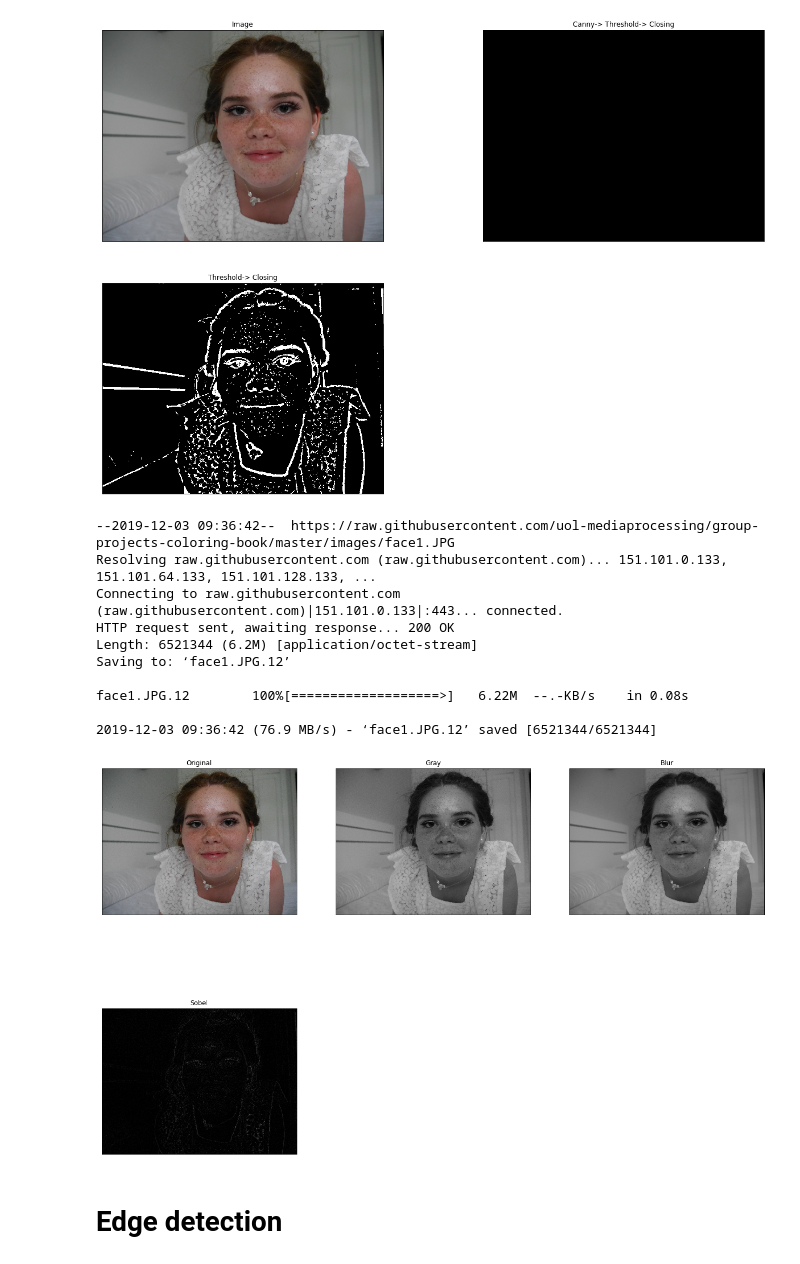
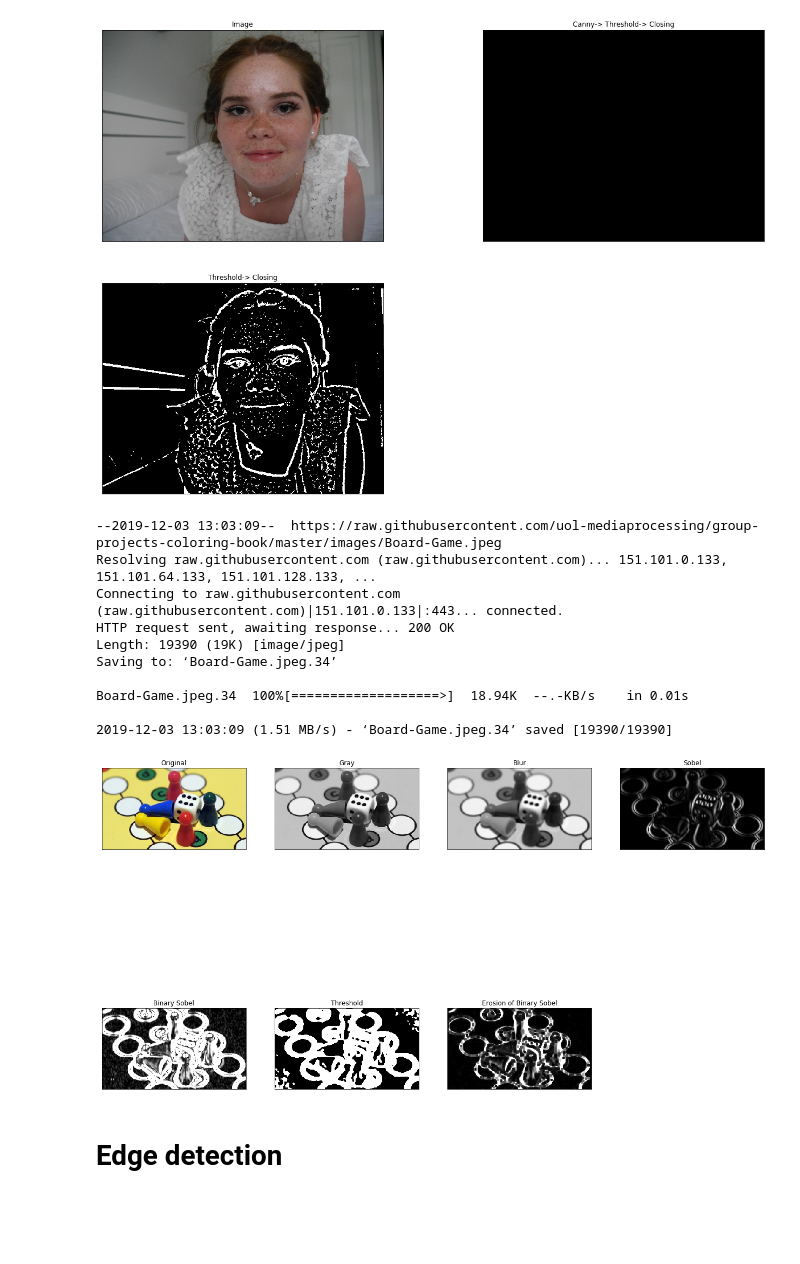
Before and after one commit to uol-mediaprocessing-201920/group-projects-coloring-book, a Jupyter notebook: main_coloring_book.ipynb, the cells around one changed output. Cells and saved outputs as stored; diff of their text form; code cells hidden in the pictures; blank space fills up the shorter version.

```diff
--- a/main_coloring_book.ipynb
+++ b/main_coloring_book.ipynb
@@ -754,38 +733,42 @@ def face_threshold(img):
 # %%
 import matplotlib.pyplot as plt
 import cv2
 import numpy as np
 
-img = load_image("face1.JPG")
+img = load_image("Board-Game.jpeg")
 g = cv2.cvtColor(img, cv2.COLOR_BGR2GRAY)
-blur = cv2.GaussianBlur(g, (5, 5), 1.4)
+b = cv2.GaussianBlur(g, (5, 5), 1.4)
 
 sy = cv2.Sobel(blur, ddepth=cv2.CV_64F, dx=0, dy=1, ksize=3)
 sx = cv2.Sobel(blur, ddepth=cv2.CV_64F,dx=1, dy=0, ksize=5)
 sob = np.hypot(sx,sy)
 
-#threshold = face_threshold(blur)
+sobel = cv2.convertScaleAbs(sob)
+
+t = adaptive_threshold(sobel)
+kernel = np.ones((5,5),np.uint8)
+e = cv2.erode(sobel,kernel,iterations = 1)
 
 fig_size = [22,15]
 plt.rcParams["figure.figsize"] = fig_size
-images = [img, g, blur, sob]
-titles = ['Original','Gray','Blur', 'Sobel']
-for i in range(4):
-    plt.subplot(2,3,i+1),plt.imshow(images[i], cmap='gray')
+images = [img, g, b, sob, sobel, t, e]
+titles = ['Original','Gray','Blur', 'Sobel', 'Binary Sobel', 'Threshold', 'Erosion of Binary Sobel']
+for i in range(7):
+    plt.subplot(2,4,i+1),plt.imshow(images[i], cmap='gray')
     plt.title(titles[i])
     plt.xticks([]),plt.yticks([])
 # %% [output]
---2019-12-03 09:36:42--  https://raw.githubusercontent.com/uol-mediaprocessing/group-projects-coloring-book/master/images/face1.JPG
+--2019-12-03 13:03:09--  https://raw.githubusercontent.com/uol-mediaprocessing/group-projects-coloring-book/master/images/Board-Game.jpeg
 Resolving raw.githubusercontent.com (raw.githubusercontent.com)... 151.101.0.133, 151.101.64.133, 151.101.128.133, ...
 Connecting to raw.githubusercontent.com (raw.githubusercontent.com)|151.101.0.133|:443... connected.
 HTTP request sent, awaiting response... 200 OK
-Length: 6521344 (6.2M) [application/octet-stream]
-Saving to: ‘face1.JPG.12’
+Length: 19390 (19K) [image/jpeg]
+Saving to: ‘Board-Game.jpeg.34’
 
-face1.JPG.12        100%[===================>]   6.22M  --.-KB/s    in 0.08s
+Board-Game.jpeg.34  100%[===================>]  18.94K  --.-KB/s    in 0.01s
 
-2019-12-03 09:36:42 (76.9 MB/s) - ‘face1.JPG.12’ saved [6521344/6521344]
+2019-12-03 13:03:09 (1.51 MB/s) - ‘Board-Game.jpeg.34’ saved [19390/19390]
-[figure, old version]
+[figure, new version]
 # %% [markdown]
 # **Edge detection**
 # %% [markdown]
```
Also changed, not shown: parts of 2 cells of this notebook.
